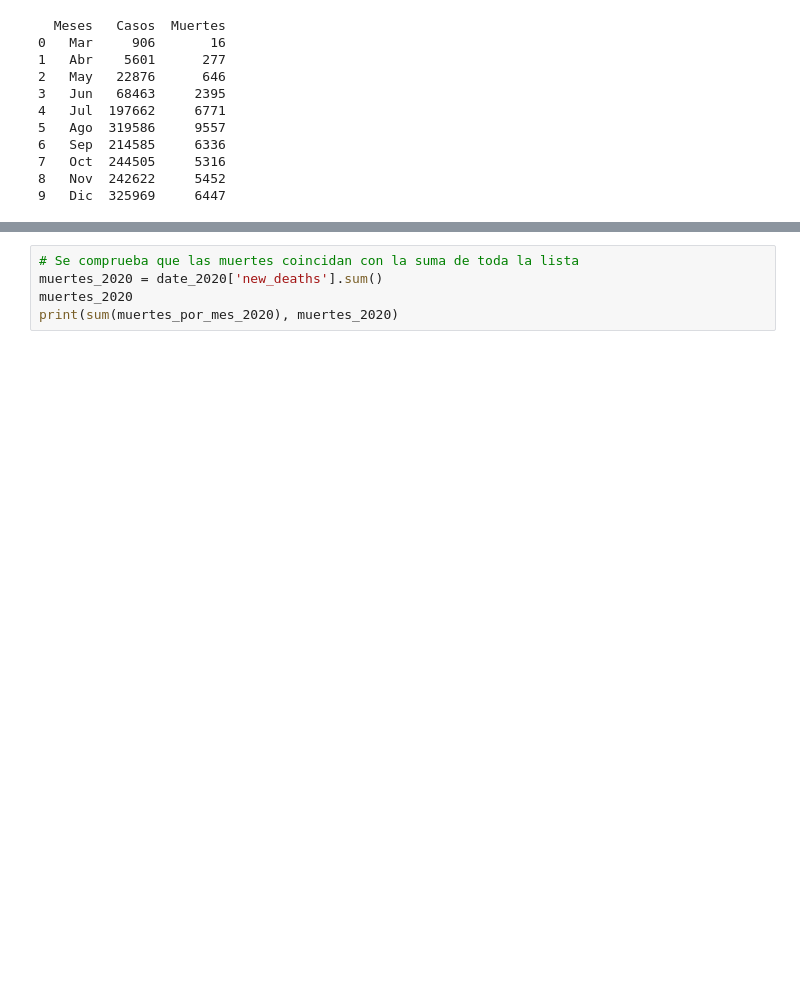
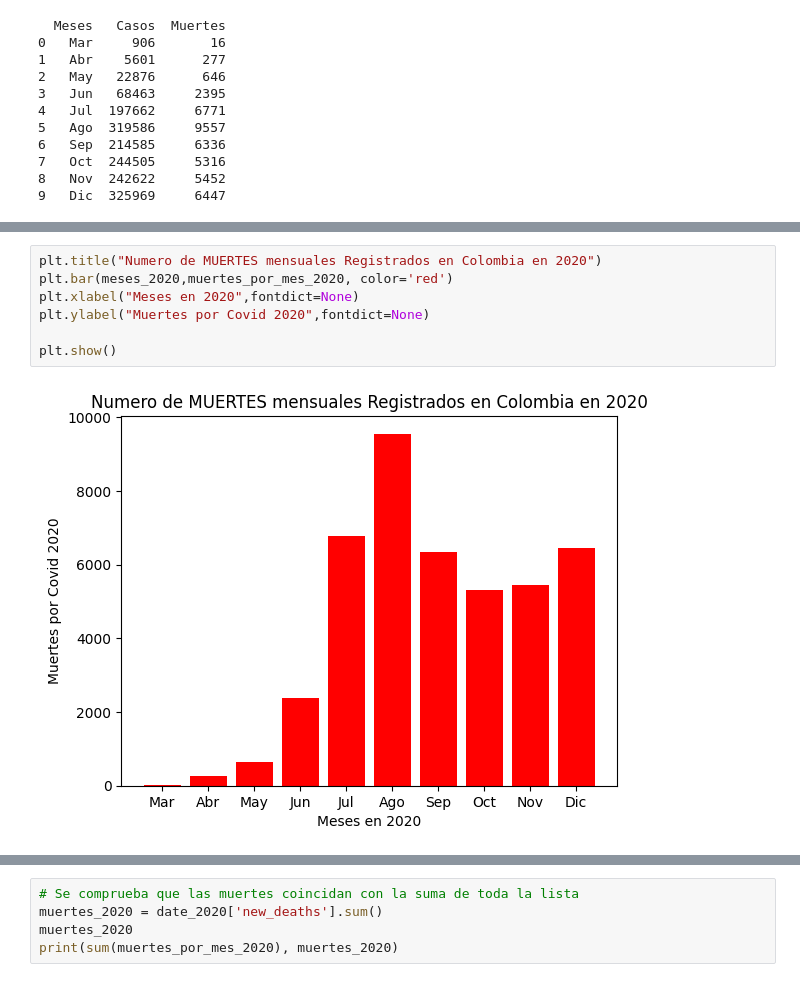
Before and after one commit to mdelacruz999/pythonProject, a Jupyter notebook: main.ipynb, the cells around one changed output, grey strips where cells are left out. Drawn from its saved outputs; the diff is of its cells as text; blank space fills up the shorter version.

Commit message:
Modificaciones
Graficos de muertes, comparativas

```diff
--- a/main.ipynb
+++ b/main.ipynb
@@ -129,0 +131,9 @@ plt.show()
+# %%
+plt.title("Numero de MUERTES mensuales Registrados en Colombia en 2020")
+plt.bar(meses_2020,muertes_por_mes_2020, color='red')
+plt.xlabel("Meses en 2020",fontdict=None)
+plt.ylabel("Muertes por Covid 2020",fontdict=None)
+
+plt.show()
+# %% [output]
+[figure, added]
```
Also changed, not shown: parts of 11 cells of this notebook, 1 other file.
